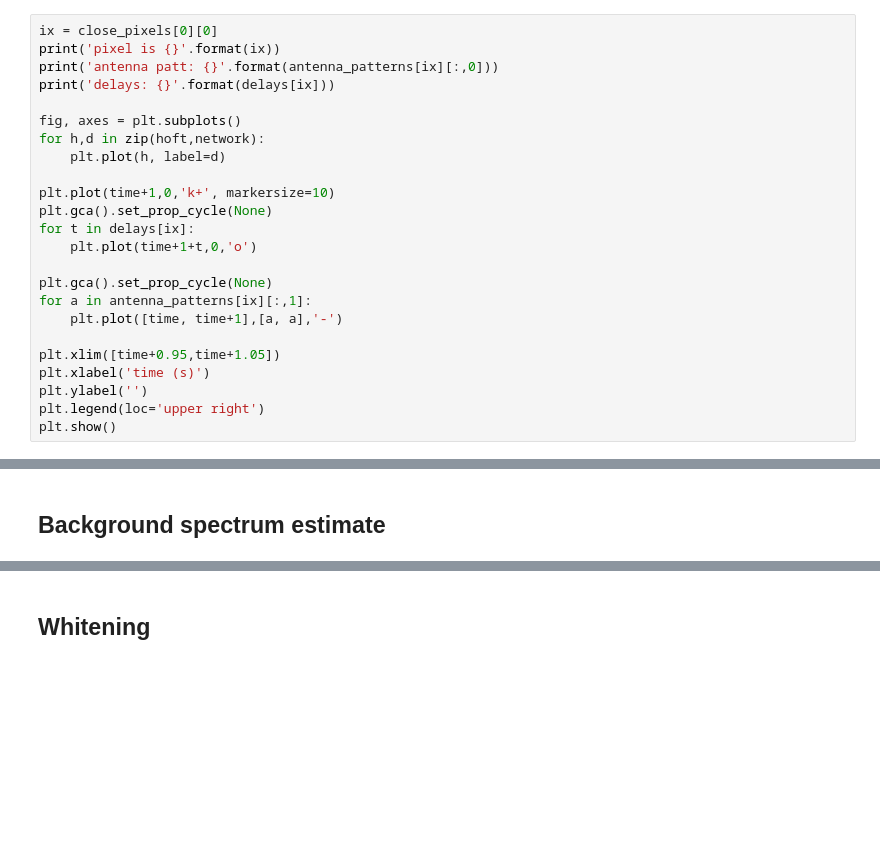
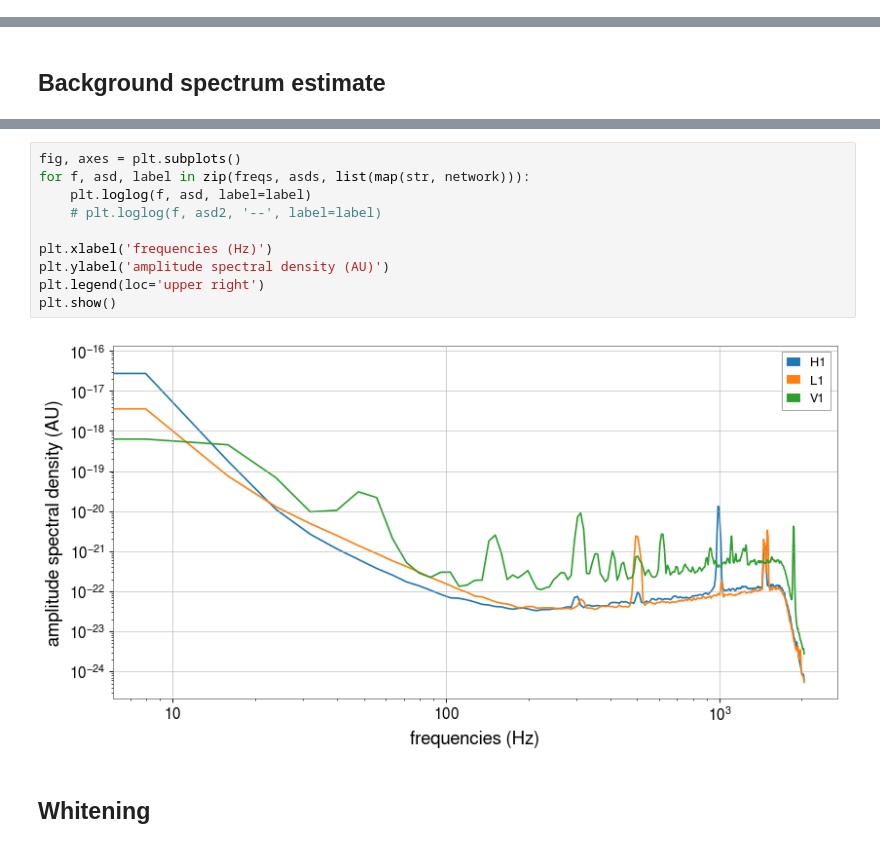
Before and after one commit to ecm0/pyburst, a Jupyter notebook: pipeline/pipeline.ipynb, the cells around one changed output, grey strips where cells are left out. Cells and saved outputs as stored; diff of their text form; blank space fills up the shorter version.

```diff
--- a/pipeline/pipeline.ipynb
+++ b/pipeline/pipeline.ipynb
@@ -326,24 +181,0 @@ ix=3645: patterns: [[-0.78052266 -0.05578433]
-# %%
-ix = close_pixels[0][0]
-print('pixel is {}'.format(ix))
-print('antenna patt: {}'.format(antenna_patterns[ix][:,0]))
-print('delays: {}'.format(delays[ix]))
-
-fig, axes = plt.subplots()
-for h,d in zip(hoft,network):
-    plt.plot(h, label=d)
-
-plt.plot(time+1,0,'k+', markersize=10)
-plt.gca().set_prop_cycle(None)
-for t in delays[ix]:
-    plt.plot(time+1+t,0,'o')
-
-plt.gca().set_prop_cycle(None)
-for a in antenna_patterns[ix][:,1]:
-    plt.plot([time, time+1],[a, a],'-')
-
-plt.xlim([time+0.95,time+1.05])
-plt.xlabel('time (s)')
-plt.ylabel('')
-plt.legend(loc='upper right')
-plt.show()
@@ -404,3 +220,15 @@ plt.show()
+# %%
+fig, axes = plt.subplots()
+for f, asd, label in zip(freqs, asds, list(map(str, network))):
+    plt.loglog(f, asd, label=label)
+    # plt.loglog(f, asd2, '--', label=label)
+
+plt.xlabel('frequencies (Hz)')
+plt.ylabel('amplitude spectral density (AU)')
+plt.legend(loc='upper right')
+plt.show()
+# %% [output]
+[figure, added]
 # %% [markdown]
 ## Whitening
 # %%
```
Also changed, not shown: parts of 43 cells of this notebook.
